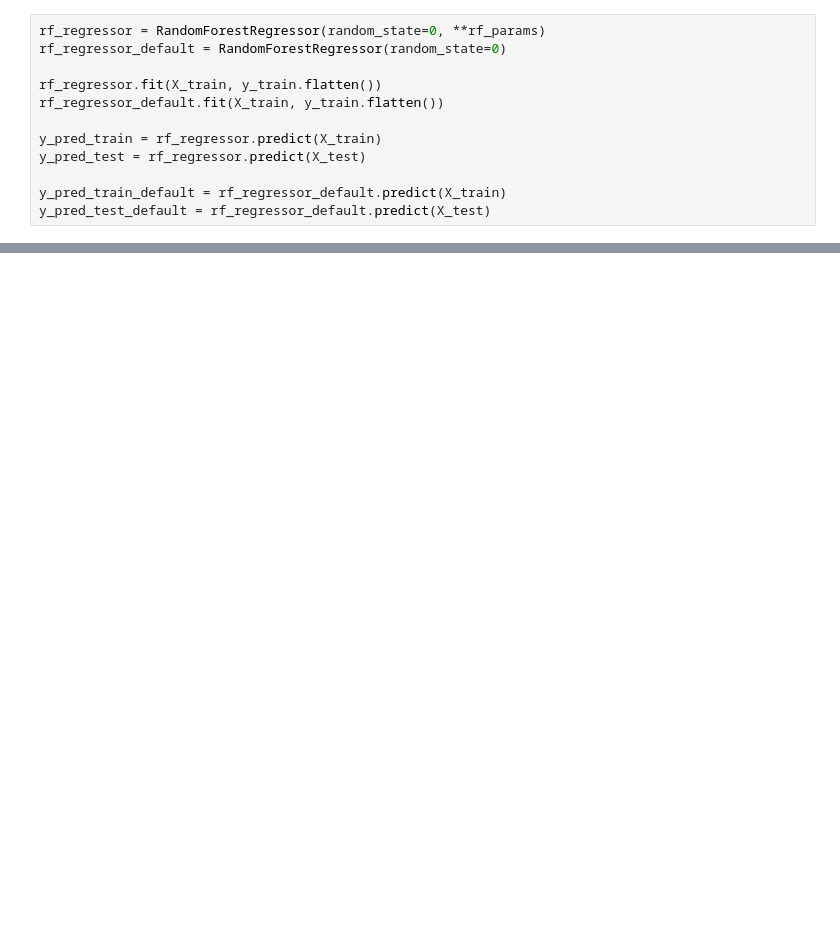
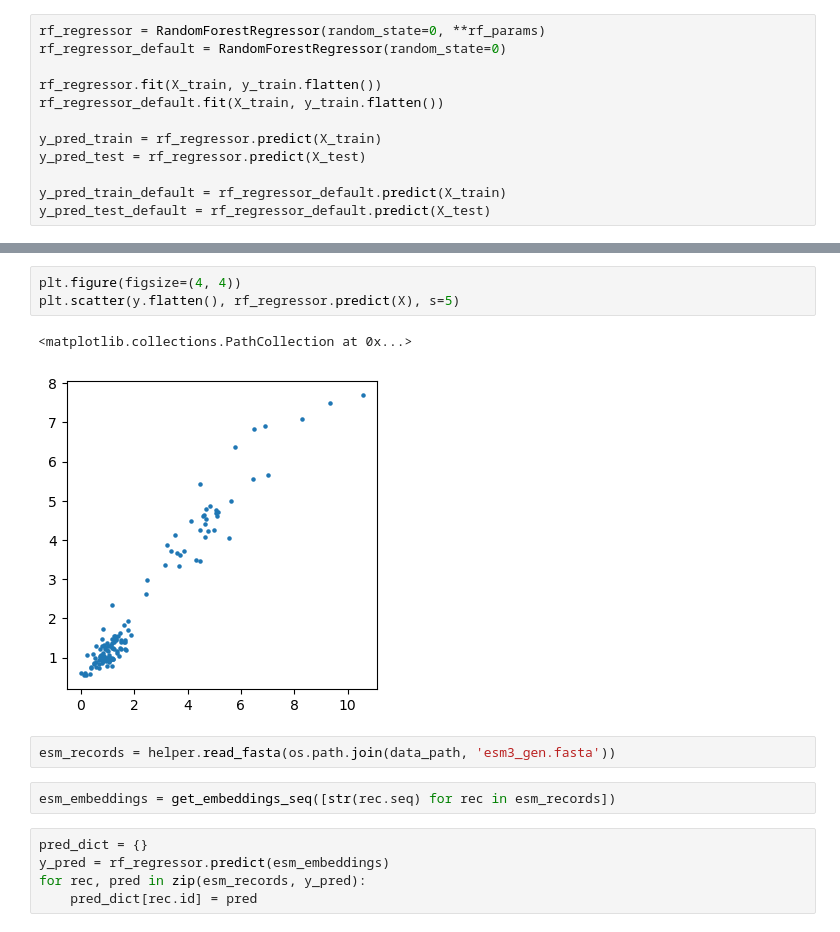
Before and after one commit to kevingeo11/Protein-Design, a Jupyter notebook: src/notebooks/surrogate_model.ipynb, the cells around one changed output, grey strips where cells are left out. Cells and saved outputs as stored; diff of their text form; blank space fills up the shorter version.

```diff
--- a/src/notebooks/surrogate_model.ipynb
+++ b/src/notebooks/surrogate_model.ipynb
@@ -265,0 +323,15 @@ Text(0.5, 1.0, 'Test \n spearmanr corr = 0.72 \n mse = 1.67')
+# %%
+plt.figure(figsize=(4, 4))
+plt.scatter(y.flatten(), rf_regressor.predict(X), s=5)
+# %% [output]
+<matplotlib.collections.PathCollection at 0x...>
+[figure, added]
+# %%
+esm_records = helper.read_fasta(os.path.join(data_path, 'esm3_gen.fasta'))
+# %%
+esm_embeddings = get_embeddings_seq([str(rec.seq) for rec in esm_records])
+# %%
+pred_dict = {}
+y_pred = rf_regressor.predict(esm_embeddings)
+for rec, pred in zip(esm_records, y_pred):
+    pred_dict[rec.id] = pred
```
Also changed, not shown: parts of 23 cells of this notebook, 2 other files.
